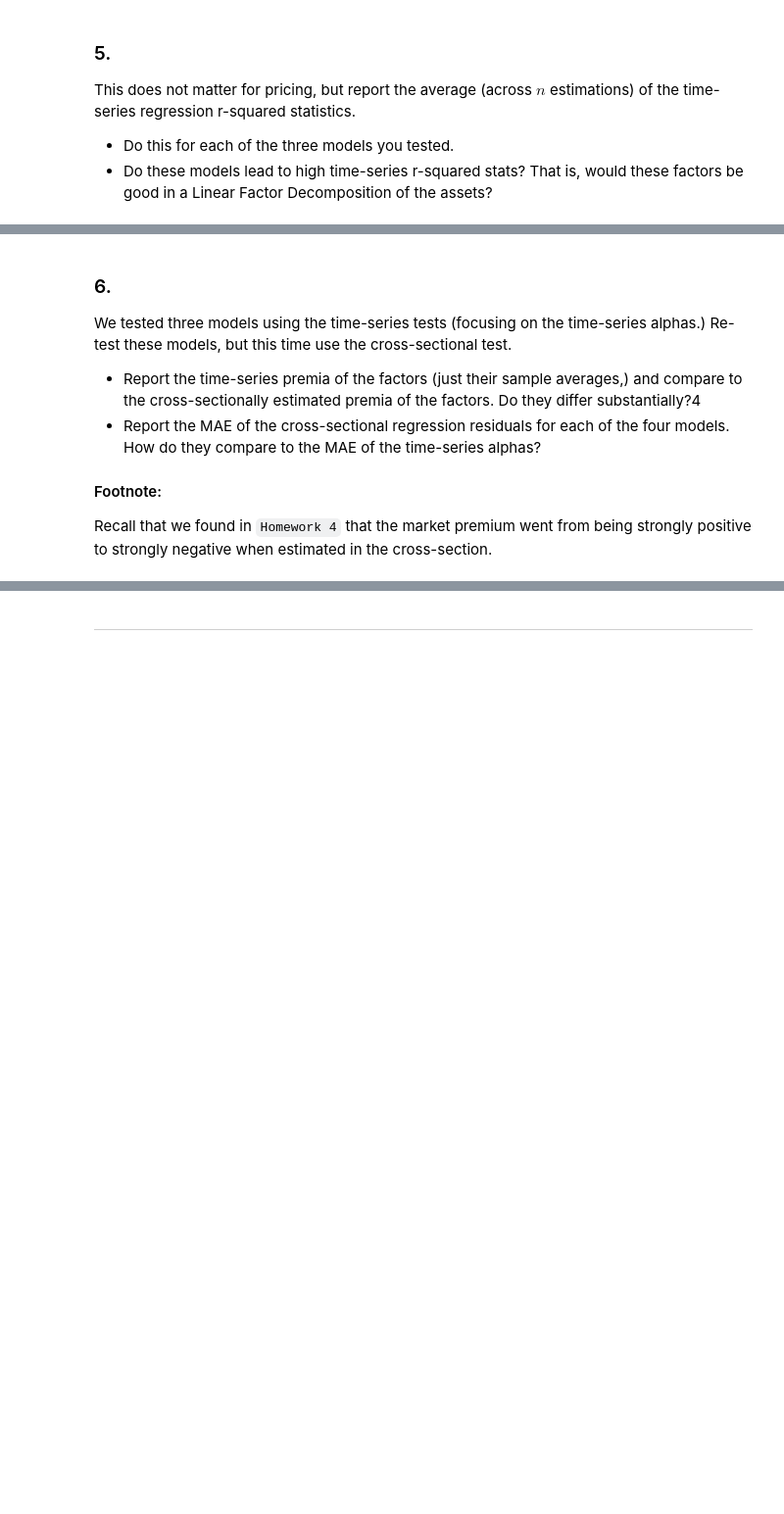
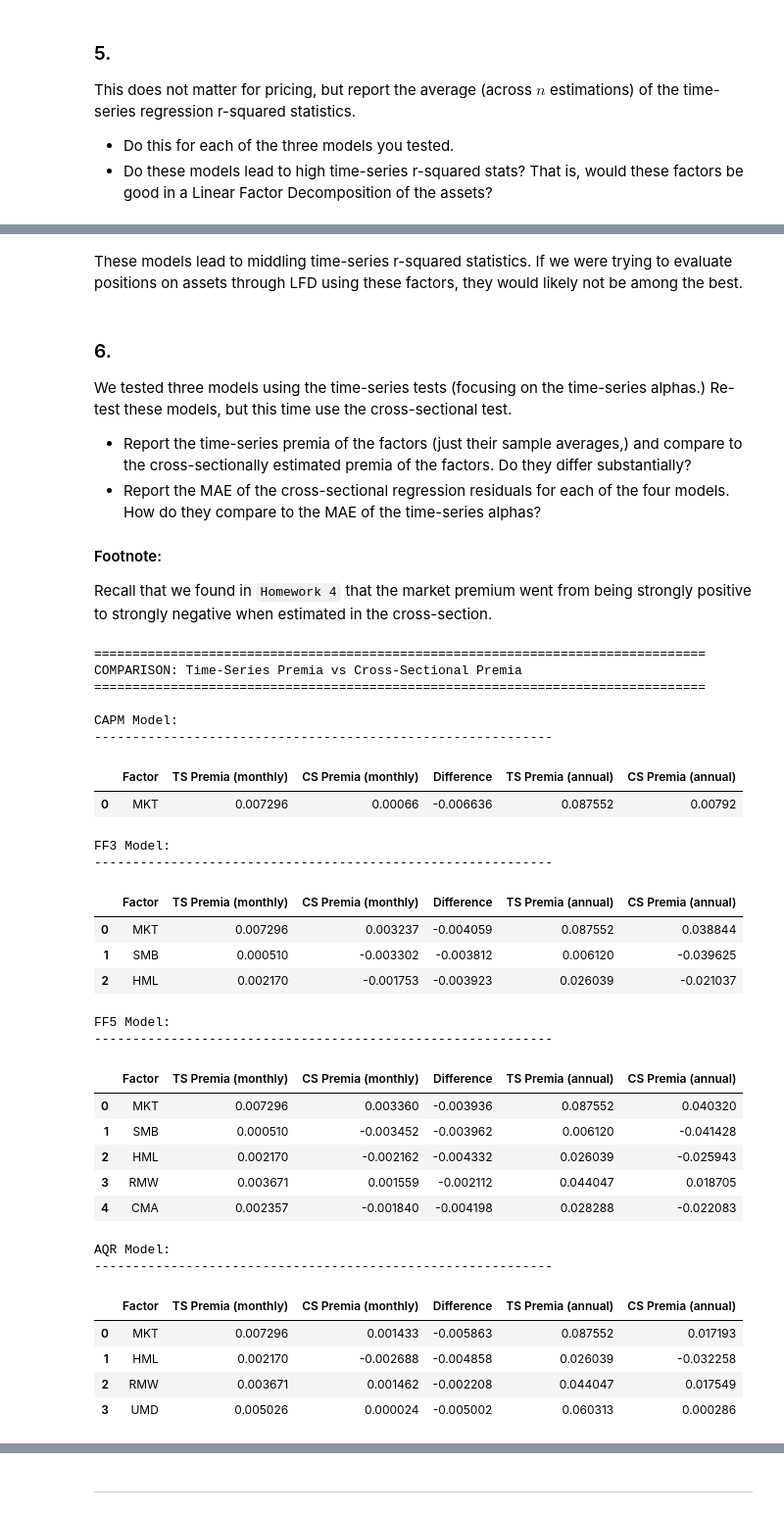
Before and after one commit to t-flora/portfolio-risk-mgmt, a Jupyter notebook: hw5/Smart-Beta-and-Factor-Investing.ipynb, the cells around one changed output, grey strips where cells are left out. Shown at 98% size. Cells and saved outputs as stored; diff of their text form; code cells hidden in the pictures; blank space fills up the shorter version.

Commit message:
add: last items of exercise 3

```diff
--- a/hw5/Smart-Beta-and-Factor-Investing.ipynb
+++ b/hw5/Smart-Beta-and-Factor-Investing.ipynb
@@ -360,6 +350,12 @@ model_alphas = {
     'FF3': {},
     'FF5': {}
 }
+model_rsquareds = {
+    'CAPM': {},
+    'FF3': {},
+    'FF5': {}
+}
+
 # Align factors and portfolios on the date column
 # Make sure both DataFrames use the same date as index or merge on 'Date'
 # Assume 'rets_pd' has the same time frame/order as 'portfolios'
@@ -379,6 +375,7 @@ for model_name in model_factors.keys():
         model = sm.OLS(y_aligned, X_aligned)
         results = model.fit()
         model_alphas[model_name][col] = results.params['const']
+        model_rsquareds[model_name][col] = results.rsquared
 # %%
 mae = sum(abs(alpha) for alpha in model_alphas['FF5'].values()) / len(model_alphas['FF5'])
 print(f"FF5 MAE: {mae:.6f}")
@@ -410,9 +418,11 @@ This does not matter for pricing, but report the average (across $n$ estimations
+# %% [markdown]
+These models lead to middling time-series r-squared statistics. If we were trying to evaluate positions on assets through LFD using these factors, they would likely not be among the best.
 # %% [markdown]
 ### 6.
 
 We tested three models using the time-series tests (focusing on the time-series alphas.) Re-test these models, but this time use the cross-sectional test.
 
-* Report the time-series premia of the factors (just their sample averages,) and compare to the cross-sectionally estimated premia of the factors. Do they differ substantially?4
+* Report the time-series premia of the factors (just their sample averages,) and compare to the cross-sectionally estimated premia of the factors. Do they differ substantially?
 * Report the MAE of the cross-sectional regression residuals for each of the four models. How do they compare to the MAE of the time-series alphas?
 
 #### Footnote:
@@ -420,0 +509,63 @@ Recall that we found in `Homework 4` that the market premium went from being str
+# %%
+# Step 3: Compute time-series premia (sample averages of factors)
+# Merge the portfolios and factors data on Date first
+merged_data = pd.merge(
+    portfolios[['Date']],
+    rets_pd,
+    on='Date',
+    how='inner'
+)
+
+ts_premia = {}
+for model_name, factors in model_factors_full.items():
+    ts_premia[model_name] = {
+        factor: merged_data[factor].mean() for factor in factors
+    }
+# %%
+# Step 4: Compare time-series premia vs cross-sectional premia
+print("=" * 80)
+print("COMPARISON: Time-Series Premia vs Cross-Sectional Premia")
+print("=" * 80)
+
+for model_name in model_factors_full.keys():
+    print(f"\n{model_name} Model:")
+    print("-" * 60)
+    comparison_df = pd.DataFrame({
+        'Factor': list(ts_premia[model_name].keys()),
+        'TS Premia (monthly)': [ts_premia[model_name][f] for f in ts_premia[model_name].keys()],
+        'CS Premia (monthly)': [cs_premia[model_name][f] for f in cs_premia[model_name].keys()],
+    })
+    comparison_df['Difference'] = comparison_df['CS Premia (monthly)'] - comparison_df['TS Premia (monthly)']
+    comparison_df['TS Premia (annual)'] = comparison_df['TS Premia (monthly)'] * 12
+    comparison_df['CS Premia (annual)'] = comparison_df['CS Premia (monthly)'] * 12
+    display(comparison_df)
+# %% [output]
+================================================================================
+COMPARISON: Time-Series Premia vs Cross-Sectional Premia
+================================================================================
+
+CAPM Model:
+------------------------------------------------------------
+|  | Factor | TS Premia (monthly) | CS Premia (monthly) | Difference | TS Premia (annual) | CS Premia (annual) |
+| 0 | MKT | 0.007296 | 0.00066 | -0.006636 | 0.087552 | 0.00792 |
+FF3 Model:
+------------------------------------------------------------
+|  | Factor | TS Premia (monthly) | CS Premia (monthly) | Difference | TS Premia (annual) | CS Premia (annual) |
+| 0 | MKT | 0.007296 | 0.003237 | -0.004059 | 0.087552 | 0.038844 |
+| 1 | SMB | 0.000510 | -0.003302 | -0.003812 | 0.006120 | -0.039625 |
+| 2 | HML | 0.002170 | -0.001753 | -0.003923 | 0.026039 | -0.021037 |
+FF5 Model:
+------------------------------------------------------------
+|  | Factor | TS Premia (monthly) | CS Premia (monthly) | Difference | TS Premia (annual) | CS Premia (annual) |
+| 0 | MKT | 0.007296 | 0.003360 | -0.003936 | 0.087552 | 0.040320 |
+| 1 | SMB | 0.000510 | -0.003452 | -0.003962 | 0.006120 | -0.041428 |
+| 2 | HML | 0.002170 | -0.002162 | -0.004332 | 0.026039 | -0.025943 |
+| 3 | RMW | 0.003671 | 0.001559 | -0.002112 | 0.044047 | 0.018705 |
+| 4 | CMA | 0.002357 | -0.001840 | -0.004198 | 0.028288 | -0.022083 |
+AQR Model:
+------------------------------------------------------------
+|  | Factor | TS Premia (monthly) | CS Premia (monthly) | Difference | TS Premia (annual) | CS Premia (annual) |
+| 0 | MKT | 0.007296 | 0.001433 | -0.005863 | 0.087552 | 0.017193 |
+| 1 | HML | 0.002170 | -0.002688 | -0.004858 | 0.026039 | -0.032258 |
+| 2 | RMW | 0.003671 | 0.001462 | -0.002208 | 0.044047 | 0.017549 |
+| 3 | UMD | 0.005026 | 0.000024 | -0.005002 | 0.060313 | 0.000286 |
```
Also changed, not shown: parts of 6 cells of this notebook.
